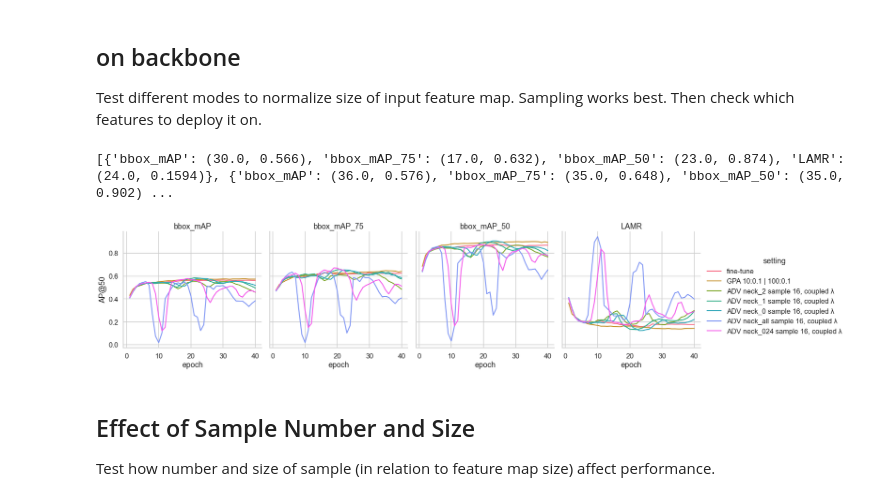
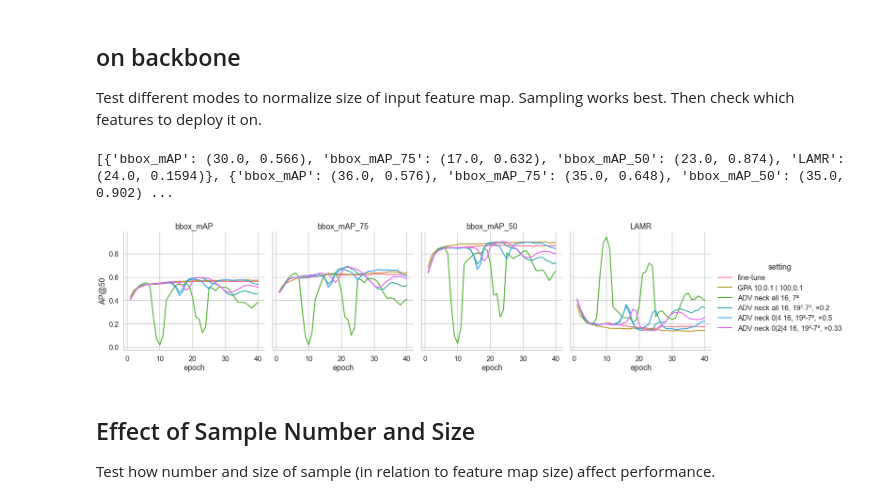
Before and after one commit to ThaddaeusWiedemer/FisheyeSPA, a Jupyter notebook: results/adversarial.ipynb, the cells around one changed output. Drawn from its saved outputs; the diff is of its cells as text; code cells hidden in the pictures.

```diff
--- a/results/adversarial.ipynb
+++ b/results/adversarial.ipynb
@@ -203,39 +203,42 @@ logs = [
     # ['GPA/tuning/coco_piropo_20a_TwoStageDetectorDA_seed_GPAtest.log', 'GPA 10:0.1 | 100:0.1 new'],
     # ['GPA/tuning/coco_piropo_20a_TwoStageDetectorDA_seed_GPAtest1.log', 'GPA 10:0.1 | 100:0.1 new'],
     # ['GPA/tuning/coco_piropo_20a_TwoStageDetectorDA_seed_GPAratio.log', "GPA 10:0.1 | 100:0.1 don't keep ratio"],
     # ['GPA/tuning/coco_piropo_20a_TwoStageDetectorDA_seed_GPAratiotest.log', "GPA 10:0.1 | 100:0.1 don't keep ratio (also in test)"],
     # ['GPA/tuning/coco_piropo_20a_TwoStageDetectorDA_seed_ADVneck4.log', 'ADV neck_4, coupled λ'],
     # ['GPA/tuning/coco_piropo_20a_TwoStageDetectorDA_ADVneck4_sp.log', 'ADV neck_4, coupled λ, pretrained'],
     # ['GPA/tuning/coco_piropo_20a_TwoStageDetectorDA_ADVneck4_p2_s.log', 'ADV neck_4 pool2, coupled λ'],
     # ['GPA/tuning/coco_piropo_20a_TwoStageDetectorDA_ADVneck4_c_s.log', 'ADV neck_4 channel, coupled λ'],
     # ['GPA/tuning/coco_piropo_20a_TwoStageDetectorDA_ADVneck4_ch_s.log', 'ADV neck_4 channel, coupled λ'],
     # ['GPA/tuning/coco_piropo_20a_TwoStageDetectorDA_ADVneck4_s_s.log', 'ADV neck_4 sample, coupled λ'],
     # ['GPA/tuning/coco_piropo_20a_TwoStageDetectorDA_ADVneck4_s16_s.log', 'ADV neck_4 sample 16, coupled λ'],
     # ['GPA/tuning/coco_piropo_20a_TwoStageDetectorDA_ADVneck3_s16_s.log', 'ADV neck_3 sample 16, coupled λ'],
-    ['GPA/tuning/coco_piropo_20a_TwoStageDetectorDA_ADVneck2_s16_s.log', 'ADV neck_2 sample 16, coupled λ'],
-    ['GPA/tuning/coco_piropo_20a_TwoStageDetectorDA_ADVneck1_s16_s.log', 'ADV neck_1 sample 16, coupled λ'],
-    ['GPA/tuning/coco_piropo_20a_TwoStageDetectorDA_ADVneck0_s16_s.log', 'ADV neck_0 sample 16, coupled λ'],
-    ['GPA/tuning/coco_piropo_20a_TwoStageDetectorDA_ADVneckall_s16_s.log', 'ADV neck_all sample 16, coupled λ'],
-    ['GPA/tuning/coco_piropo_20a_TwoStageDetectorDA_ADVneck024_s16_s.log', 'ADV neck_024 sample 16, coupled λ'],
+    # ['GPA/tuning/coco_piropo_20a_TwoStageDetectorDA_ADVneck2_s16_s.log', 'ADV neck_2 sample 16, coupled λ'],
+    # ['GPA/tuning/coco_piropo_20a_TwoStageDetectorDA_ADVneck1_s16_s.log', 'ADV neck_1 sample 16, coupled λ'],
+    # ['GPA/tuning/coco_piropo_20a_TwoStageDetectorDA_ADVneck0_s16_s.log', 'ADV neck_0 sample 16, coupled λ'],
+    ['GPA/tuning/coco_piropo_20a_TwoStageDetectorDA_ADVneckall_s16_s.log', 'ADV neck all 16, 7²'],
+    # ['GPA/tuning/coco_piropo_20a_TwoStageDetectorDA_ADVneck024_s16_s.log', 'ADV neck 024 16, 7²'],
+    ['GPA/tuning/coco_piropo_20a_TwoStageDetectorDA_ADVneckall_02_s.log', 'ADV neck all 16, 19²-7², ×0.2'],
+    ['GPA/tuning/coco_piropo_20a_TwoStageDetectorDA_ADVneck04_05_s.log', 'ADV neck 0|4 16, 19²-7², ×0.5'],
+    ['GPA/tuning/coco_piropo_20a_TwoStageDetectorDA_ADVneck024_033_s.log', 'ADV neck 0|2|4 16, 19²-7², ×0.33'],
 ]
 
 df, maxs = df_from_log(['setting'], ['bbox_mAP', 'bbox_mAP_75', 'bbox_mAP_50', 'LAMR'], logs, get_max=True)
 
 g = sb.relplot(data=df[df['occurrence'] <= 40],
                x='occurrence',
                y='value',
                kind='line',
                hue='setting',
                col='metric',
                height=5,
                aspect=1.)
 g.set_axis_labels('epoch', 'AP@50')
 g.set_titles(col_template='{col_name}', row_template='')
 print(maxs)
 # g.savefig(f'images/tuning_gpa_adversarial.svg')
 # %% [output]
 [{'bbox_mAP': (30.0, 0.566), 'bbox_mAP_75': (17.0, 0.632), 'bbox_mAP_50': (23.0, 0.874), 'LAMR': (24.0, 0.1594)}, {'bbox_mAP': (36.0, 0.576), 'bbox_mAP_75': (35.0, 0.648), 'bbox_mAP_50': (35.0, 0.902) ...
-[figure, old version]
+[figure, new version]
 # %% [markdown]
 ## Effect of Sample Number and Size
 Test how number and size of sample (in relation to feature map size) affect performance.
```
Also changed, not shown: parts of 7 cells of this notebook, 16 other files.
